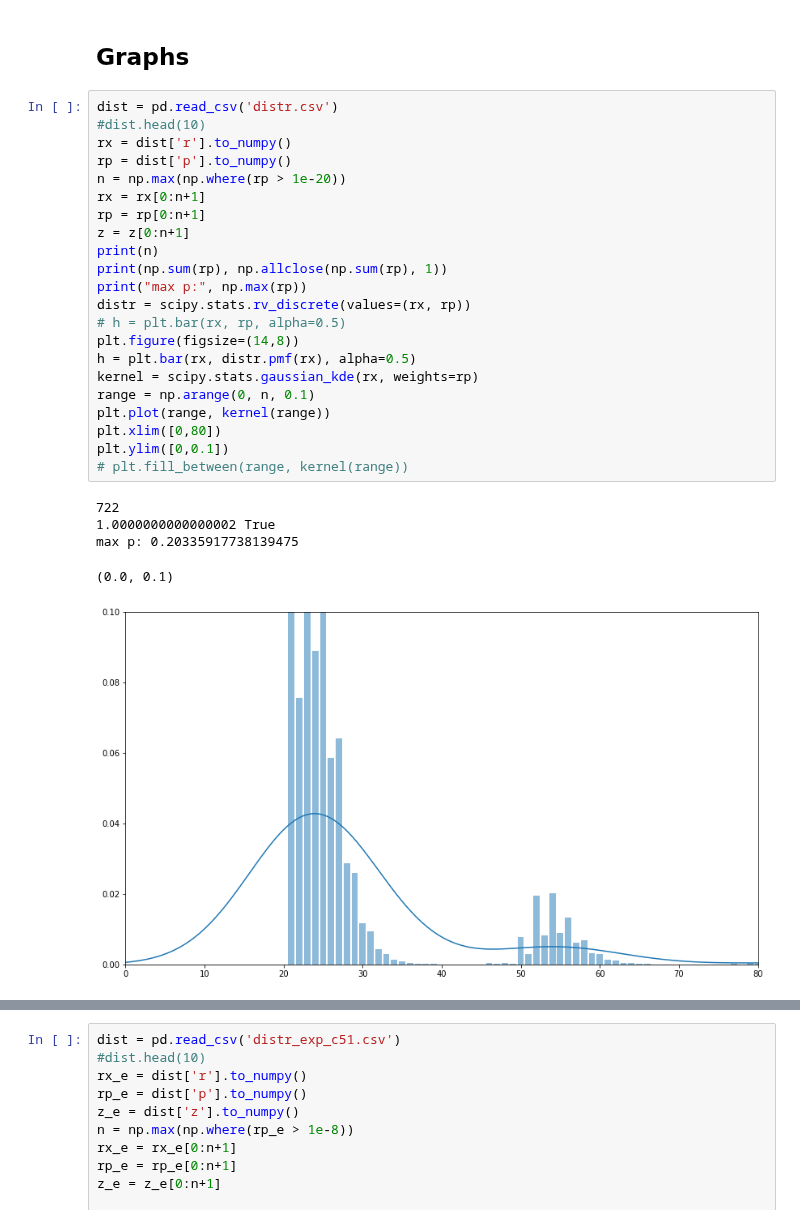
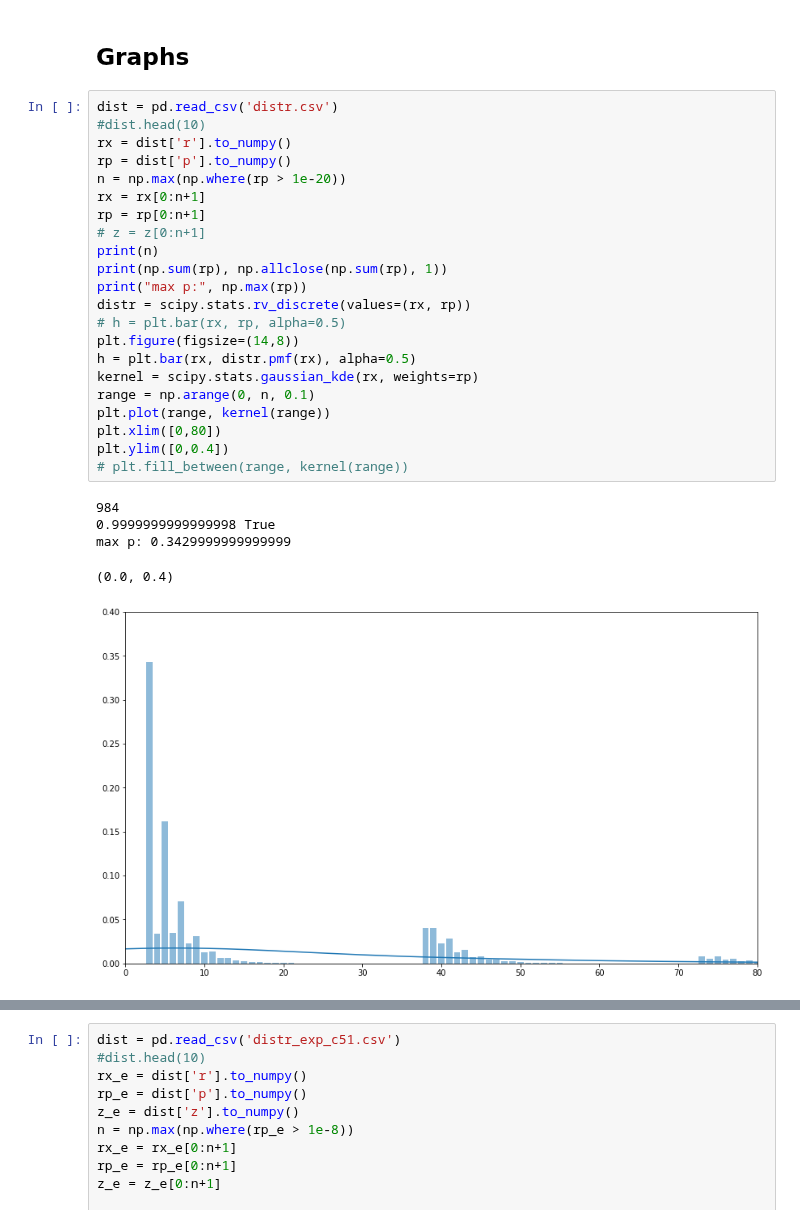
Before and after one commit to yannikschnitzer/prism, a Jupyter notebook: prism/distr.ipynb, the cells around one changed output, grey strips where cells are left out. Saved outputs shown, nothing was run; the diff lists cells and outputs as text.

```diff
--- a/prism/distr.ipynb
+++ b/prism/distr.ipynb
@@ -13,31 +13,31 @@ import math
 # %%
 dist = pd.read_csv('distr.csv')
 #dist.head(10)
 rx = dist['r'].to_numpy()
 rp = dist['p'].to_numpy()
 n = np.max(np.where(rp > 1e-20))
 rx = rx[0:n+1]
 rp = rp[0:n+1]
-z = z[0:n+1]
+# z = z[0:n+1]
 print(n)
 print(np.sum(rp), np.allclose(np.sum(rp), 1))
 print("max p:", np.max(rp))
 distr = scipy.stats.rv_discrete(values=(rx, rp))
 # h = plt.bar(rx, rp, alpha=0.5)
 plt.figure(figsize=(14,8))
 h = plt.bar(rx, distr.pmf(rx), alpha=0.5)
 kernel = scipy.stats.gaussian_kde(rx, weights=rp)
 range = np.arange(0, n, 0.1)
 plt.plot(range, kernel(range))
 plt.xlim([0,80])
-plt.ylim([0,0.1])
+plt.ylim([0,0.4])
 # plt.fill_between(range, kernel(range))
 # %% [output]
-722
-1.0000000000000002 True
-max p: 0.20335917738139475
+984
+0.9999999999999998 True
+max p: 0.3429999999999999
-(0.0, 0.1)
+(0.0, 0.4)
-[figure, old version]
+[figure, new version]
 # %%
 dist = pd.read_csv('distr_cvar.csv')
 #dist.head(10)
```
Also changed, not shown: parts of 1 cell of this notebook, 8 other files.
